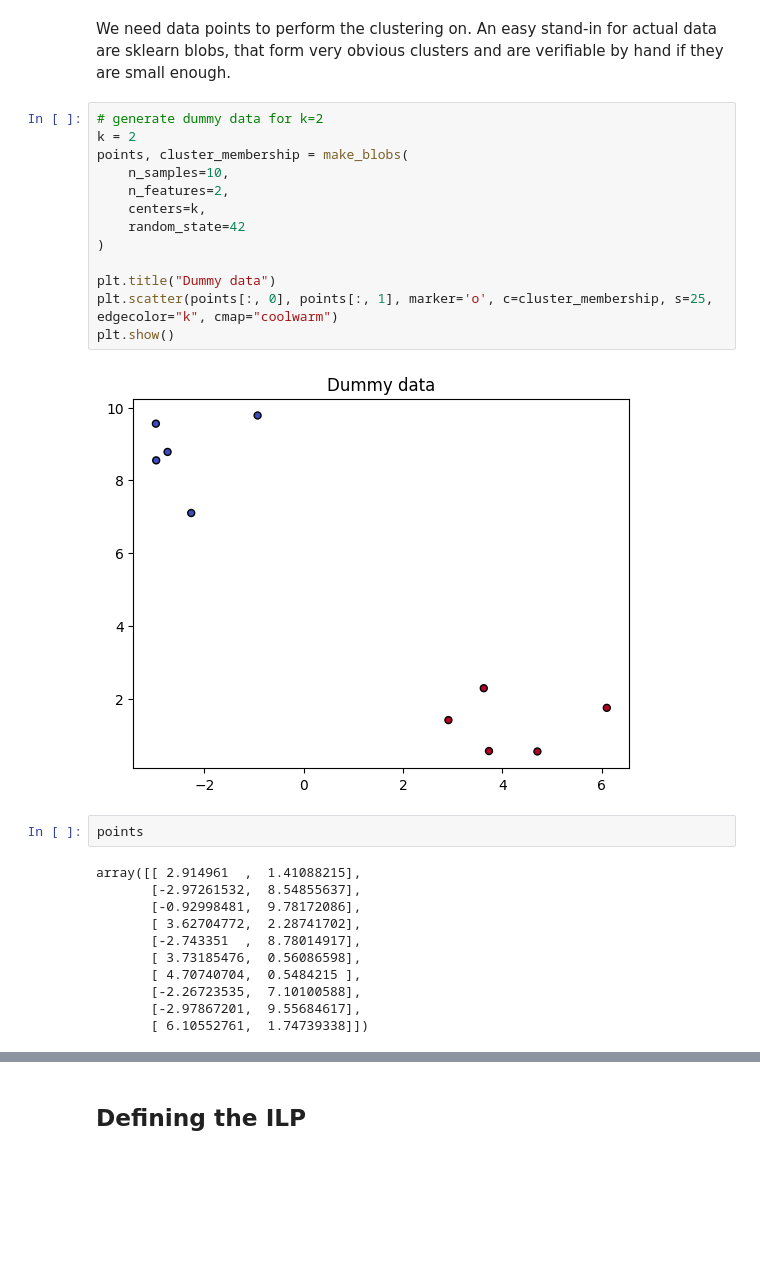
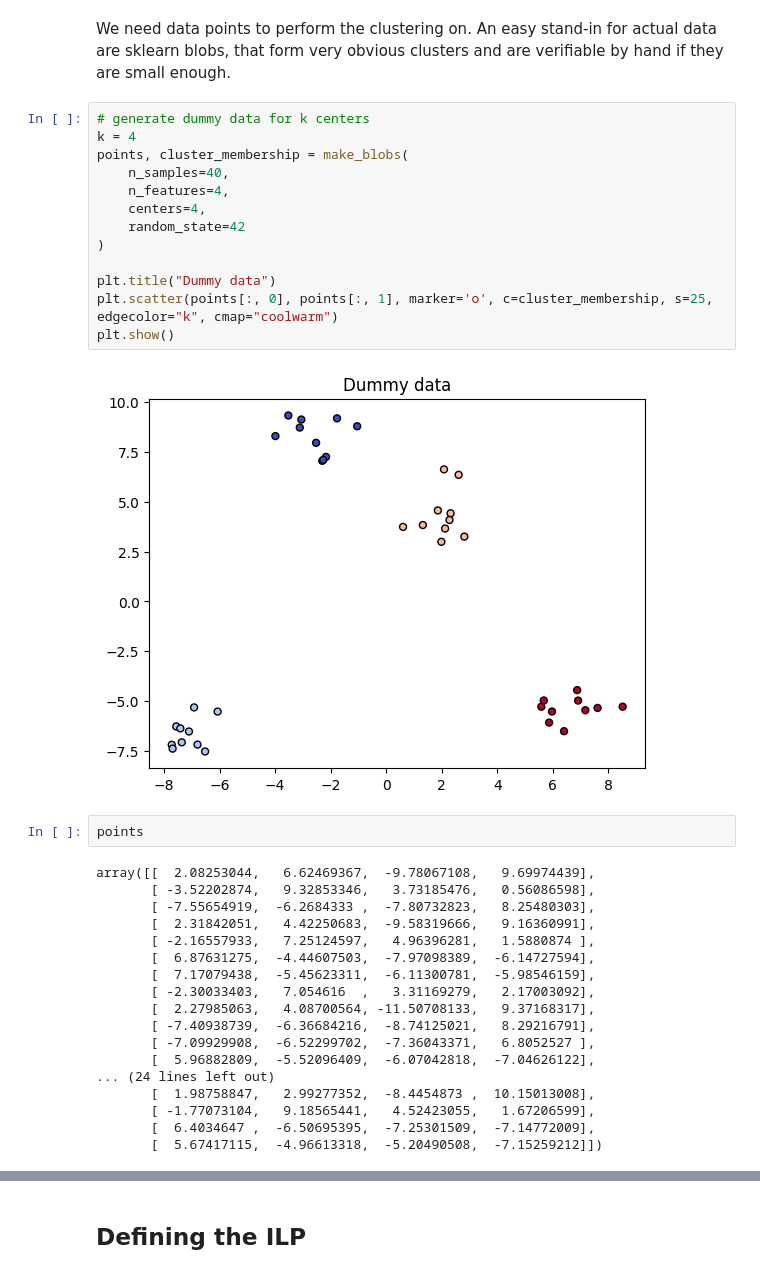
Before and after one commit to TheTree27/kmsr-poc, a Jupyter notebook: poc.ipynb, the cells around one changed output, grey strips where cells are left out. Cells and saved outputs as stored; diff of their text form; blank space fills up the shorter version.

```diff
--- a/poc.ipynb
+++ b/poc.ipynb
@@ -12,33 +12,40 @@ from scipy.spatial import distance as dist
 # %% [markdown]
 We need data points to perform the clustering on. An easy stand-in for actual data are sklearn blobs, that form very obvious clusters and are verifiable by hand if they are small enough.
 # %%
-# generate dummy data for k=2
-k = 2
+# generate dummy data for k centers
+k = 4
 points, cluster_membership = make_blobs(
-    n_samples=10,
-    n_features=2,
-    centers=k,
+    n_samples=40,
+    n_features=4,
+    centers=4,
     random_state=42
 )
 
 plt.title("Dummy data")
 plt.scatter(points[:, 0], points[:, 1], marker='o', c=cluster_membership, s=25, edgecolor="k", cmap="coolwarm")
 plt.show()
 # %% [output]
-[figure, old version]
+[figure, new version]
 # %%
 points
 # %% [output]
-array([[ 2.914961  ,  1.41088215],
-       [-2.97261532,  8.54855637],
-       [-0.92998481,  9.78172086],
-       [ 3.62704772,  2.28741702],
-       [-2.743351  ,  8.78014917],
-       [ 3.73185476,  0.56086598],
-       [ 4.70740704,  0.5484215 ],
-       [-2.26723535,  7.10100588],
-       [-2.97867201,  9.55684617],
-       [ 6.10552761,  1.74739338]])
+array([[  2.08253044,   6.62469367,  -9.78067108,   9.69974439],
+       [ -3.52202874,   9.32853346,   3.73185476,   0.56086598],
+       [ -7.55654919,  -6.2684333 ,  -7.80732823,   8.25480303],
+       [  2.31842051,   4.42250683,  -9.58319666,   9.16360991],
+       [ -2.16557933,   7.25124597,   4.96396281,   1.5880874 ],
+       [  6.87631275,  -4.44607503,  -7.97098389,  -6.14727594],
+       [  7.17079438,  -5.45623311,  -6.11300781,  -5.98546159],
+       [ -2.30033403,   7.054616  ,   3.31169279,   2.17003092],
+       [  2.27985063,   4.08700564, -11.50708133,   9.37168317],
+       [ -7.40938739,  -6.36684216,  -8.74125021,   8.29216791],
+       [ -7.09929908,  -6.52299702,  -7.36043371,   6.8052527 ],
+       [  5.96882809,  -5.52096409,  -6.07042818,  -7.04626122],
+... (24 lines left out)
+       [  1.98758847,   2.99277352,  -8.4454873 ,  10.15013008],
+       [ -1.77073104,   9.18565441,   4.52423055,   1.67206599],
+       [  6.4034647 ,  -6.50695395,  -7.25301509,  -7.14772009],
+       [  5.67417115,  -4.96613318,  -5.20490508,  -7.15259212]])
 # %%
 # distance function
 distances = DistanceMetric.get_metric('euclidean')
```
Also changed, not shown: parts of 10 cells of this notebook.
